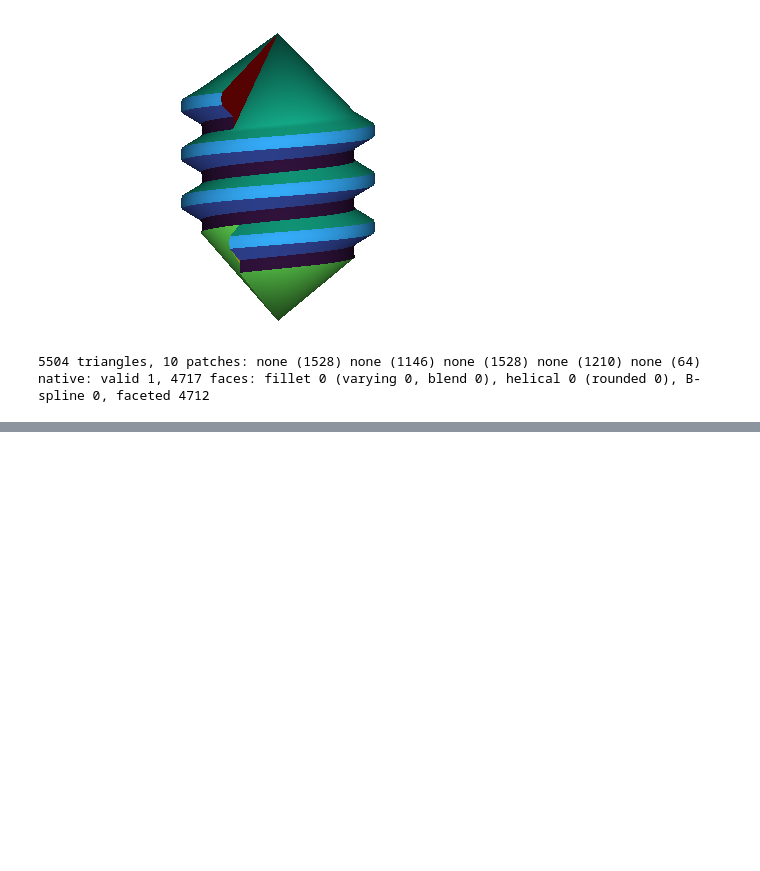
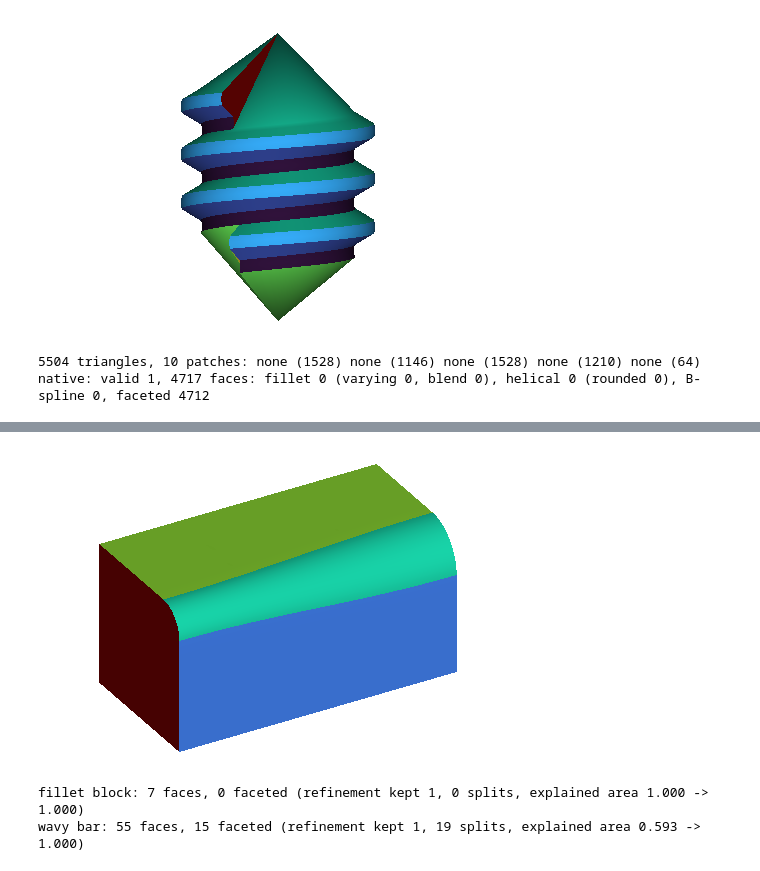
Before and after one commit to loumalouomega/meshioplusplus, a Jupyter notebook: example/cpp/09_skin_to_cad_features.ipynb, the cells around one changed output, grey strips where cells are left out. Saved outputs shown, nothing was run; the diff lists cells and outputs as text; code cells hidden in the pictures; blank space fills up the shorter version.

```diff
--- a/example/cpp/09_skin_to_cad_features.ipynb
+++ b/example/cpp/09_skin_to_cad_features.ipynb
@@ -328,0 +340,29 @@ native: valid 1, 4717 faces: fillet 0 (varying 0, blend 0), helical 0 (rounded 0
+# %%
+{
+    FitCadOptions refine;
+    refine.mRefineSegmentation = true;
+    const char* names[] = {"fillet block", "wavy bar"};
+    const Mesh* skins[] = {&blockFit, &barFit};
+    for (int i = 0; i < 2; ++i) {
+        const FitCadResult r = fit_cad(*skins[i], "", refine);
+        std::cout << names[i] << ": " << r.mNumFaces << " faces, " << r.mNumFacetedFaces
+                  << " faceted (refinement kept " << r.mRefinementKept << ", " << r.mNumRefineSplits
+                  << " splits, explained area " << std::fixed << std::setprecision(3)
+                  << r.mInitialExplainedAreaFraction << " -> " << r.mExplainedAreaFraction << ")\n";
+        std::cout.unsetf(std::ios::fixed);
+        if (i == 0) {
+            RenderOptions o;
+            o.mColorBy = "fit_cad:face";
+            o.mCmap = "turbo";
+            o.mAzimuth = 60.0;
+            o.mElevation = 30.0;
+            o.mShading = RenderShading::Smooth;
+            o.mBackground = {255, 255, 255, 255};
+            xcpp::display(frame_image(r.mMesh, o, 480, 320));
+        }
+    }
+}
+# %% [output]
+[figure, added]
+fillet block: 7 faces, 0 faceted (refinement kept 1, 0 splits, explained area 1.000 -> 1.000)
+wavy bar: 55 faces, 15 faceted (refinement kept 1, 19 splits, explained area 0.593 -> 1.000)
```
Also changed, not shown: parts of 2 cells of this notebook, 4 other files.
